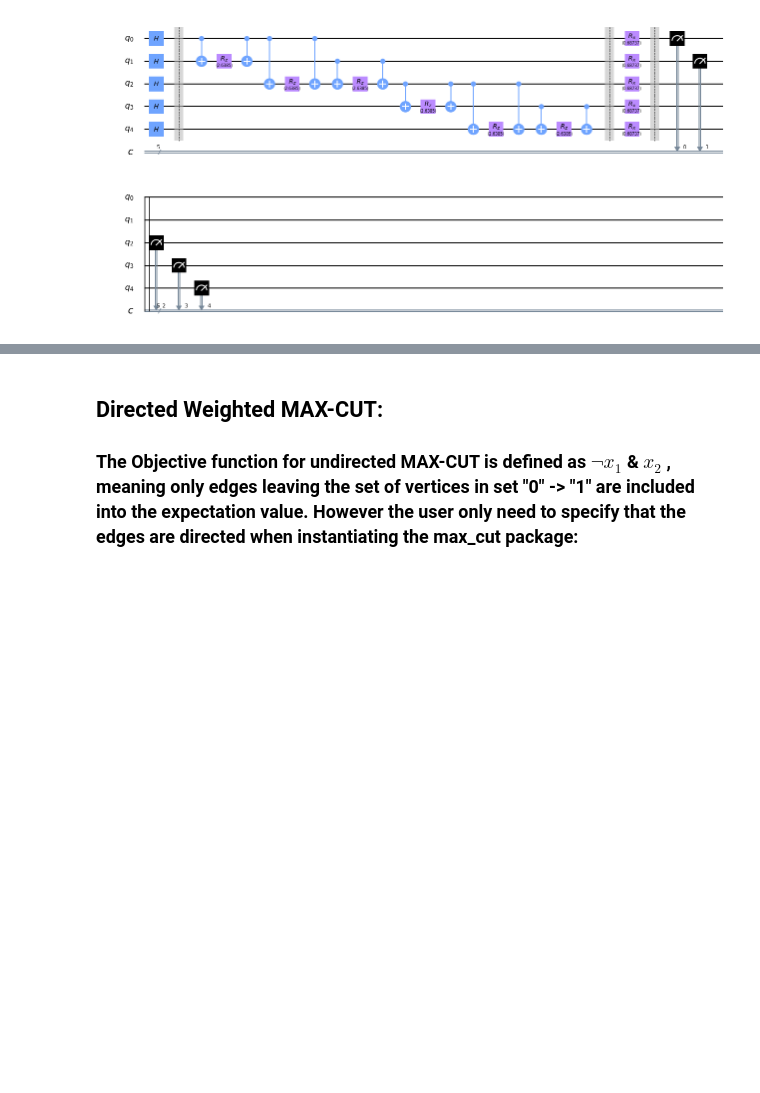
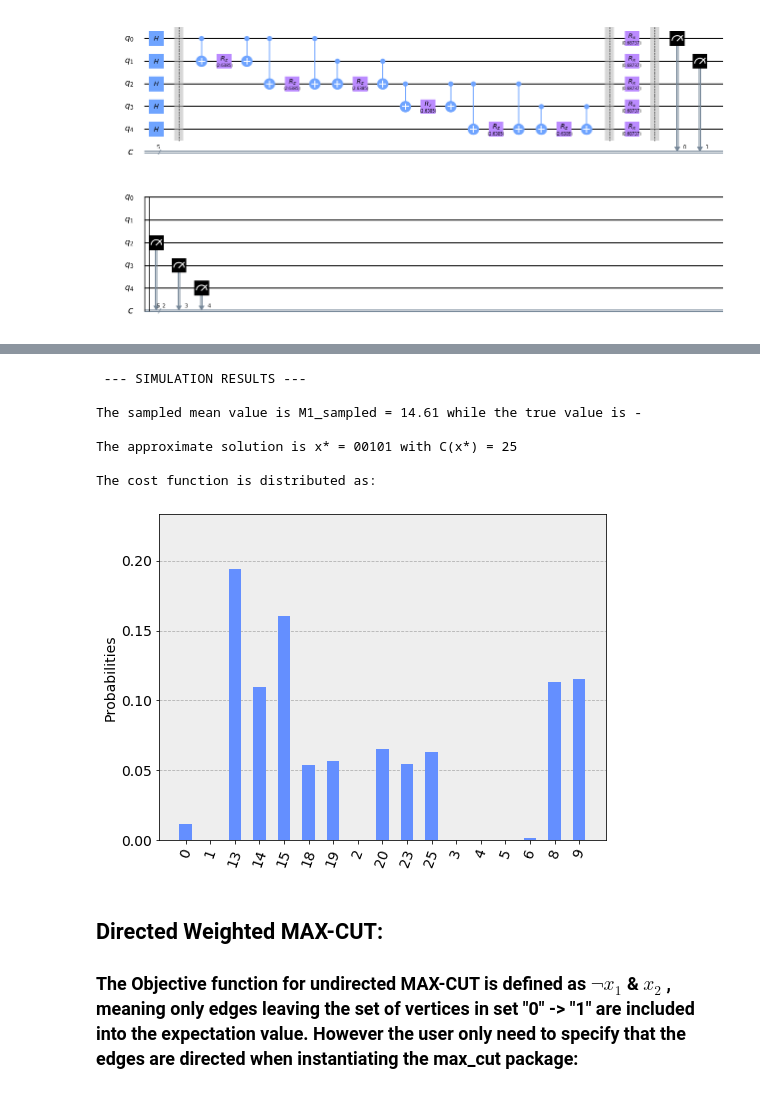
Before and after one commit to nus-comparch/hamiltonian_engine, a Jupyter notebook: Examples/Predefined Examples1_ MAX_CUT.ipynb, the cells around one changed output, grey strips where cells are left out. Drawn from its saved outputs; the diff is of its cells as text; code cells hidden in the pictures; blank space fills up the shorter version.

```diff
--- a/Examples/Predefined Examples1_ MAX_CUT.ipynb
+++ b/Examples/Predefined Examples1_ MAX_CUT.ipynb
@@ -117,3 +138,45 @@ plot_histogram(res.get_counts(),figsize = (30,20),bar_labels = False)
+# %%
+# Evaluate the data from the simulator
+counts = res.get_counts()
+
+avr_C       = 0
+max_C       = [0,0]
+hist        = {}
+
+for k in range(len(G.edges())+1):
+    hist[str(k)] = hist.get(str(k),0)
+
+for sample in list(counts.keys()):
+
+    # use sampled bit string x to compute C(x)
+    x         = [int(num) for num in list(sample)]
+    tmp_eng   = cost_function_C(x,G)
+
+    # compute the expectation value and energy distribution
+    avr_C     = avr_C    + counts[sample]*tmp_eng
+    hist[str(round(tmp_eng))] = hist.get(str(round(tmp_eng)),0) + counts[sample]
+
+    # save best bit string
+    if( max_C[1] < tmp_eng):
+        max_C[0] = sample
+        max_C[1] = tmp_eng
+
+M1_sampled   = avr_C/shots
+
+print('\n --- SIMULATION RESULTS ---\n')
+print('The sampled mean value is M1_sampled = %.02f while the true value is - \n' % (M1_sampled))
+print('The approximate solution is x* = %s with C(x*) = %d \n' % (max_C[0],max_C[1]))
+print('The cost function is distributed as: \n')
+plot_histogram(hist,figsize = (8,6),bar_labels = False)
+# %% [output]
+ --- SIMULATION RESULTS ---
+
+The sampled mean value is M1_sampled = 14.61 while the true value is -
+
+The approximate solution is x* = 00101 with C(x*) = 25
+
+The cost function is distributed as:
+[figure, added]
 # %% [markdown]
 ## Directed Weighted MAX-CUT:
 
```
Also changed, not shown: parts of 15 cells of this notebook, 3 other files.
